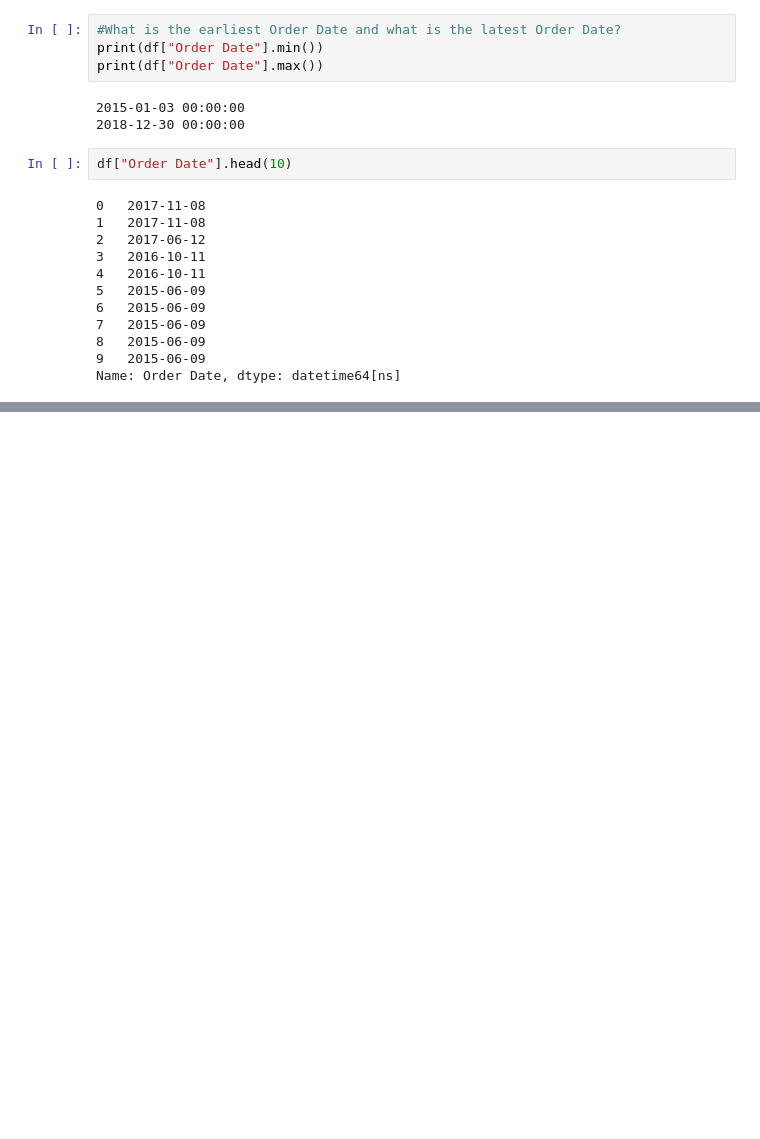
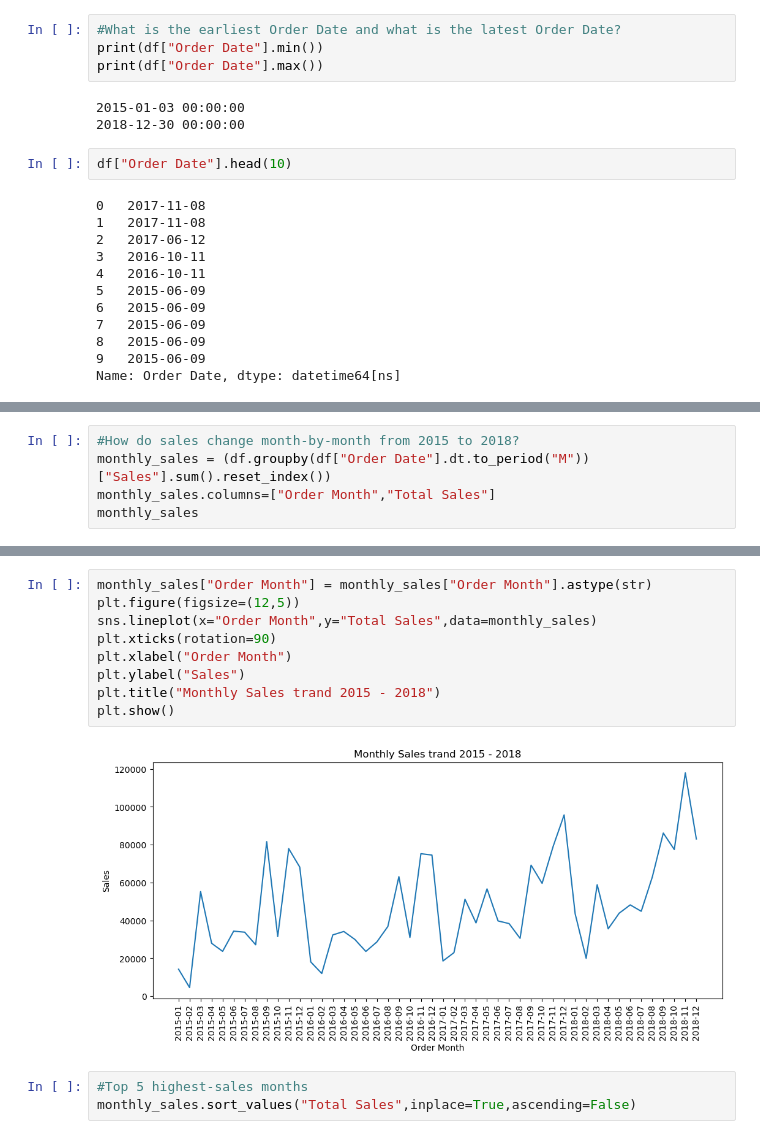
Before and after one commit to yashpawar-99/ecommerce-sales-analysis, a Jupyter notebook: notebooks/04_time_series_analysis.ipynb, the cells around one changed output, grey strips where cells are left out. Cells and saved outputs as stored; diff of their text form; blank space fills up the shorter version.

```diff
--- a/notebooks/04_time_series_analysis.ipynb
+++ b/notebooks/04_time_series_analysis.ipynb
@@ -96,3 +96,8 @@ yearly_sales
 | 1 | 2016 | 459436.0054 |
 | 2 | 2017 | 600192.5500 |
 | 3 | 2018 | 722052.0192 |
+# %%
+#How do sales change month-by-month from 2015 to 2018?
+monthly_sales = (df.groupby(df["Order Date"].dt.to_period("M"))["Sales"].sum().reset_index())
+monthly_sales.columns=["Order Month","Total Sales"]
+monthly_sales
@@ -98,0 +122,14 @@ yearly_sales
+# %%
+monthly_sales["Order Month"] = monthly_sales["Order Month"].astype(str)
+plt.figure(figsize=(12,5))
+sns.lineplot(x="Order Month",y="Total Sales",data=monthly_sales)
+plt.xticks(rotation=90)
+plt.xlabel("Order Month")
+plt.ylabel("Sales")
+plt.title("Monthly Sales trand 2015 - 2018")
+plt.show()
+# %% [output]
+[figure, added]
+# %%
+#Top 5 highest-sales months
+monthly_sales.sort_values("Total Sales",inplace=True,ascending=False)
```
Also changed, not shown: parts of 3 cells of this notebook.
